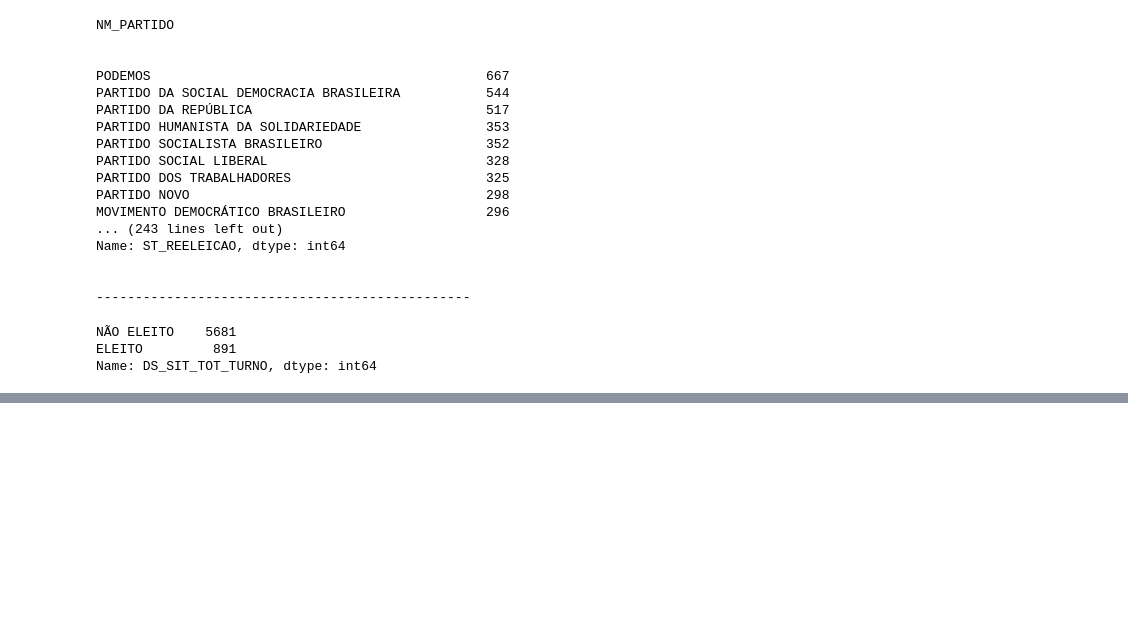
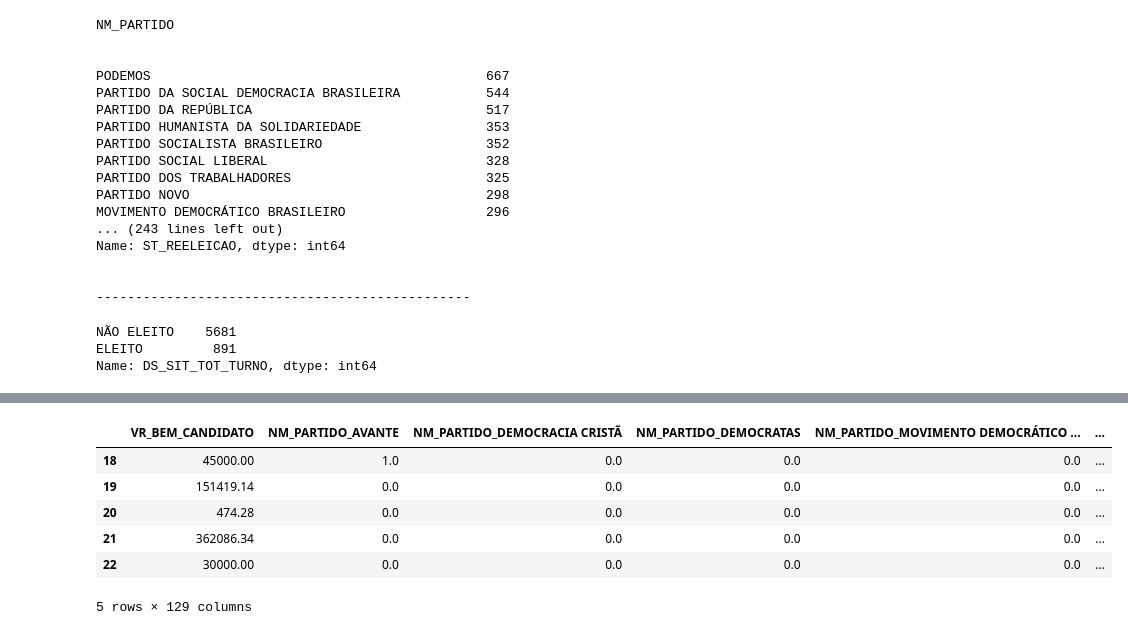
Before and after one commit to luc-zago/lets-code-machine-learning-i, a Jupyter notebook: notebook.ipynb, the cells around one changed output, grey strips where cells are left out. Saved outputs shown, nothing was run; the diff lists cells and outputs as text; code cells hidden in the pictures; blank space fills up the shorter version.

```diff
--- a/notebook.ipynb
+++ b/notebook.ipynb
@@ -342,0 +397,11 @@ memory usage: 870.9 KB
+# %%
+
+bens_consulta_enc.head()
+# %% [output]
+|  | VR_BEM_CANDIDATO | NM_PARTIDO_AVANTE | NM_PARTIDO_DEMOCRACIA CRISTÃ | NM_PARTIDO_DEMOCRATAS | NM_PARTIDO_MOVIMENTO DEMOCRÁTICO ... | ... |
+| 18 | 45000.00 | 1.0 | 0.0 | 0.0 | 0.0 | ... |
+| 19 | 151419.14 | 0.0 | 0.0 | 0.0 | 0.0 | ... |
+| 20 | 474.28 | 0.0 | 0.0 | 0.0 | 0.0 | ... |
+| 21 | 362086.34 | 0.0 | 0.0 | 0.0 | 0.0 | ... |
+| 22 | 30000.00 | 0.0 | 0.0 | 0.0 | 0.0 | ... |
+5 rows × 129 columns
```
Also changed, not shown: parts of 9 cells of this notebook.
